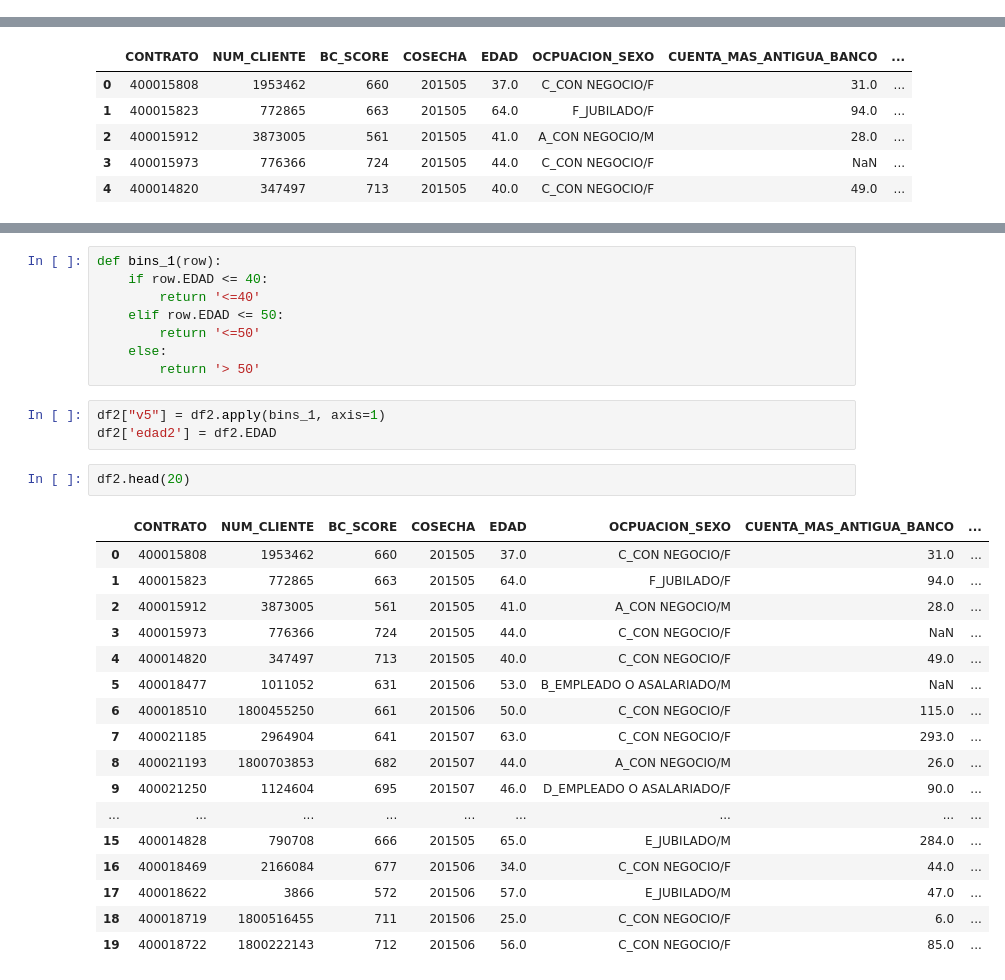
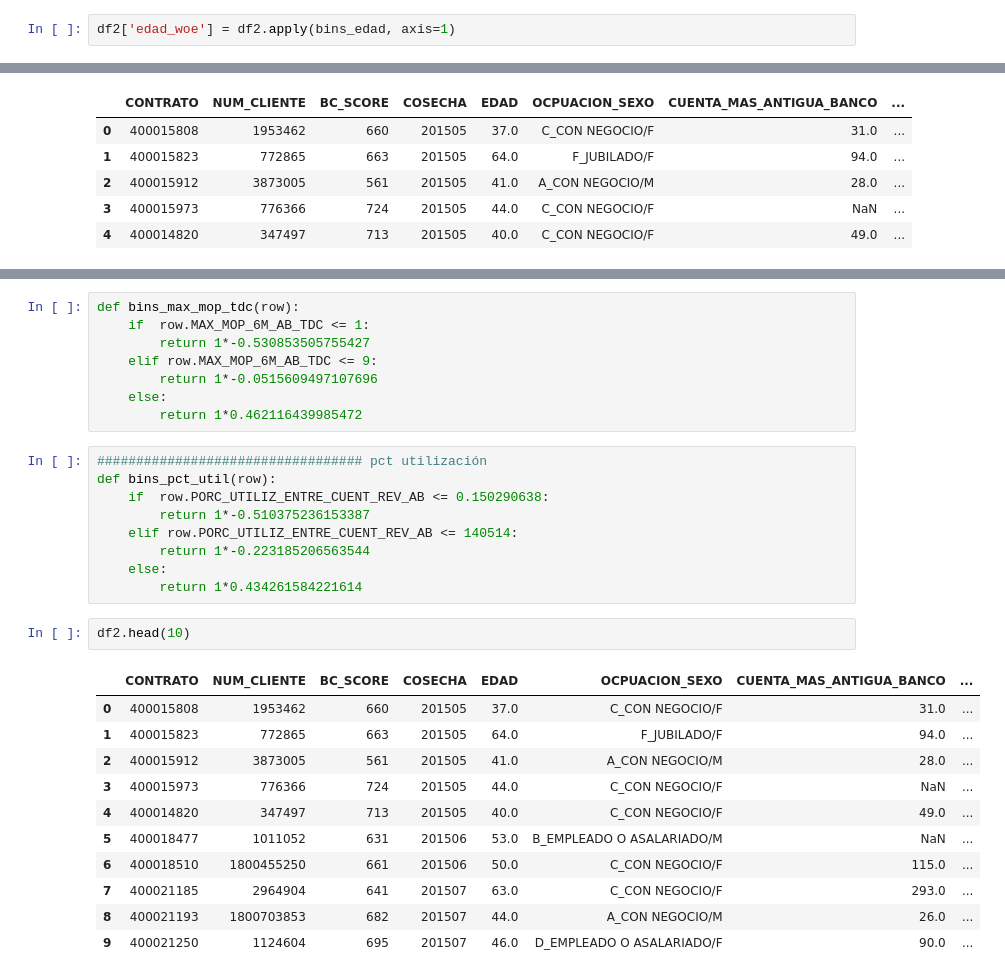
Before and after one commit to MarcoBrac/Test, a Jupyter notebook: test2.ipynb, the cells around one changed output, grey strips where cells are left out. Drawn from its saved outputs; the diff is of its cells as text.

```diff
--- a/test2.ipynb
+++ b/test2.ipynb
@@ -42,6 +42,8 @@ df1.head()
 | 4 | 400014820 | 347497 | 713 | 201505 | 40.0 | C_CON NEGOCIO/F | 49.0 | ... |
 # %%
 df2 = df1.copy()
+# %%
+df2['edad_woe'] = df2.apply(bins_edad, axis=1)
 # %%
 df2.head()
 # %% [output]
@@ -54,31 +113,31 @@ df2.head()
 # %%
-def bins_1(row):
-    if row.EDAD <= 40:
-        return '<=40'
-    elif row.EDAD <= 50:
-        return '<=50'
+def bins_max_mop_tdc(row):
+    if  row.MAX_MOP_6M_AB_TDC <= 1:
+        return 1*-0.530853505755427
+    elif row.MAX_MOP_6M_AB_TDC <= 9:
+        return 1*-0.0515609497107696
     else:
-        return '> 50'
+        return 1*0.462116439985472
-# %%
-df2["v5"] = df2.apply(bins_1, axis=1)
-df2['edad2'] = df2.EDAD
+# %%
+################################## pct utilización
+def bins_pct_util(row):
+    if  row.PORC_UTILIZ_ENTRE_CUENT_REV_AB <= 0.150290638:
+        return 1*-0.510375236153387
+    elif row.PORC_UTILIZ_ENTRE_CUENT_REV_AB <= 140514:
+        return 1*-0.223185206563544
+    else:
+        return 1*0.434261584221614
 # %%
-df2.head(20)
+df2.head(10)
 # %% [output]
 |  | CONTRATO | NUM_CLIENTE | BC_SCORE | COSECHA | EDAD | OCPUACION_SEXO | CUENTA_MAS_ANTIGUA_BANCO | ... |
 | 0 | 400015808 | 1953462 | 660 | 201505 | 37.0 | C_CON NEGOCIO/F | 31.0 | ... |
 | 1 | 400015823 | 772865 | 663 | 201505 | 64.0 | F_JUBILADO/F | 94.0 | ... |
 | 2 | 400015912 | 3873005 | 561 | 201505 | 41.0 | A_CON NEGOCIO/M | 28.0 | ... |
 | 3 | 400015973 | 776366 | 724 | 201505 | 44.0 | C_CON NEGOCIO/F | NaN | ... |
 | 4 | 400014820 | 347497 | 713 | 201505 | 40.0 | C_CON NEGOCIO/F | 49.0 | ... |
 | 5 | 400018477 | 1011052 | 631 | 201506 | 53.0 | B_EMPLEADO O ASALARIADO/M | NaN | ... |
 | 6 | 400018510 | 1800455250 | 661 | 201506 | 50.0 | C_CON NEGOCIO/F | 115.0 | ... |
 | 7 | 400021185 | 2964904 | 641 | 201507 | 63.0 | C_CON NEGOCIO/F | 293.0 | ... |
 | 8 | 400021193 | 1800703853 | 682 | 201507 | 44.0 | A_CON NEGOCIO/M | 26.0 | ... |
 | 9 | 400021250 | 1124604 | 695 | 201507 | 46.0 | D_EMPLEADO O ASALARIADO/F | 90.0 | ... |
-| ... | ... | ... | ... | ... | ... | ... | ... | ... |
-| 15 | 400014828 | 790708 | 666 | 201505 | 65.0 | E_JUBILADO/M | 284.0 | ... |
-| 16 | 400018469 | 2166084 | 677 | 201506 | 34.0 | C_CON NEGOCIO/F | 44.0 | ... |
-| 17 | 400018622 | 3866 | 572 | 201506 | 57.0 | E_JUBILADO/M | 47.0 | ... |
-| 18 | 400018719 | 1800516455 | 711 | 201506 | 25.0 | C_CON NEGOCIO/F | 6.0 | ... |
-| 19 | 400018722 | 1800222143 | 712 | 201506 | 56.0 | C_CON NEGOCIO/F | 85.0 | ... |
```
Also changed, not shown: parts of 4 cells of this notebook.
